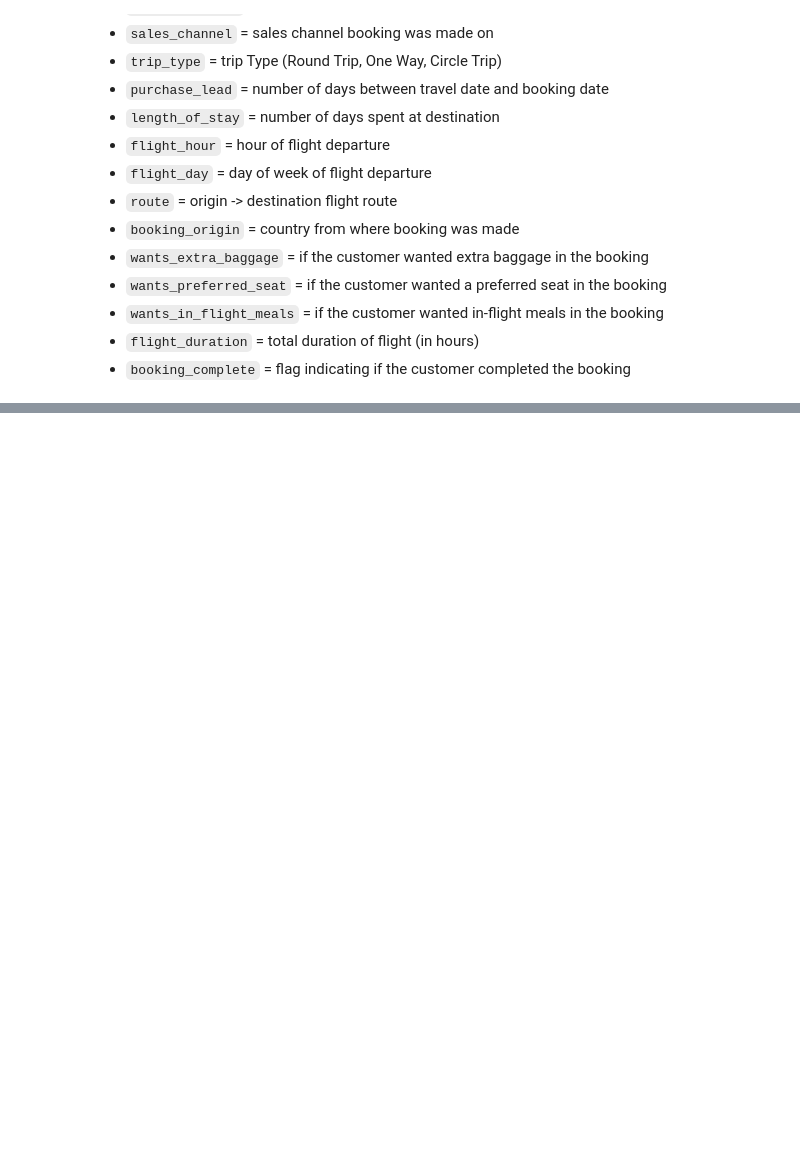
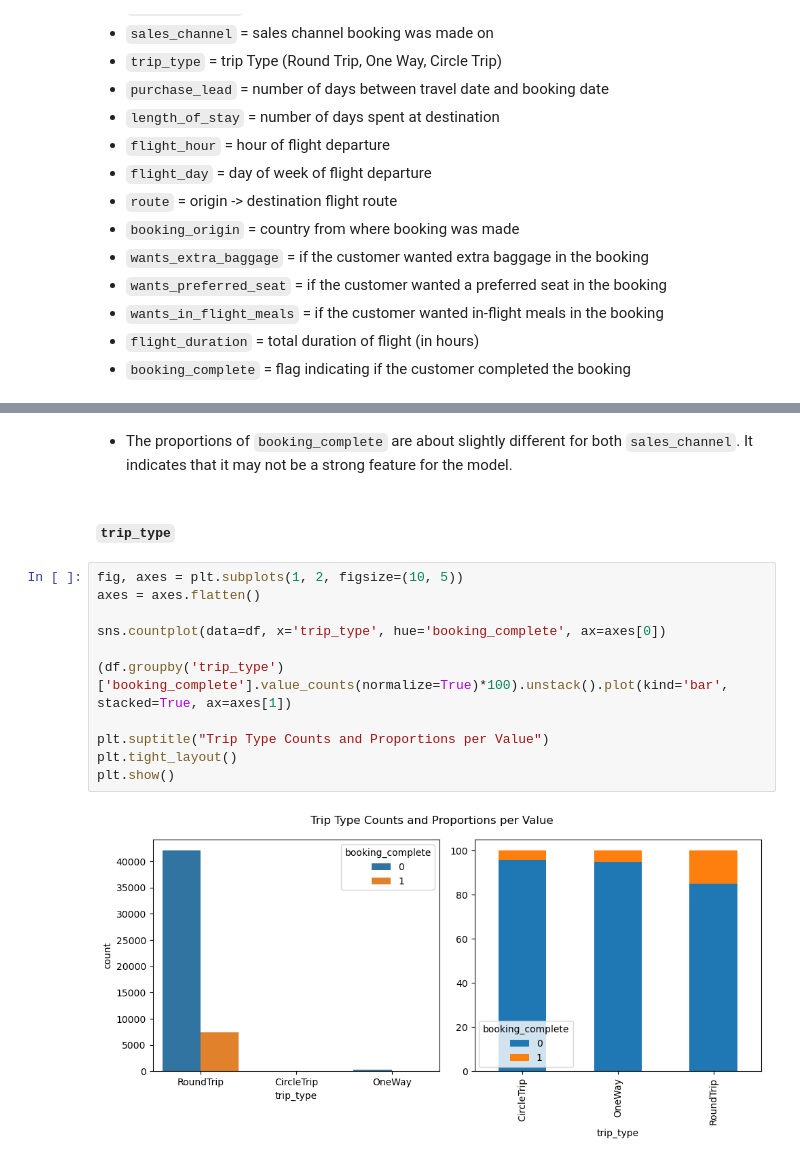
Before and after one commit to moscmh/portfolio, a Jupyter notebook: NLP/airline/predictive_model.ipynb, the cells around one changed output, grey strips where cells are left out. Cells and saved outputs as stored; diff of their text form; blank space fills up the shorter version.

```diff
--- a/NLP/airline/predictive_model.ipynb
+++ b/NLP/airline/predictive_model.ipynb
@@ -96,0 +152,17 @@ df.describe()
+# %% [markdown]
+* The proportions of `booking_complete` are about slightly different for both `sales_channel`. It indicates that it may not be a strong feature for the model.
+# %% [markdown]
+#### `trip_type`
+# %%
+fig, axes = plt.subplots(1, 2, figsize=(10, 5))
+axes = axes.flatten()
+
+sns.countplot(data=df, x='trip_type', hue='booking_complete', ax=axes[0])
+
+(df.groupby('trip_type')['booking_complete'].value_counts(normalize=True)*100).unstack().plot(kind='bar', stacked=True, ax=axes[1])
+
+plt.suptitle("Trip Type Counts and Proportions per Value")
+plt.tight_layout()
+plt.show()
+# %% [output]
+[figure, added]
```
Also changed, not shown: parts of 43 cells of this notebook, 1 other file.
